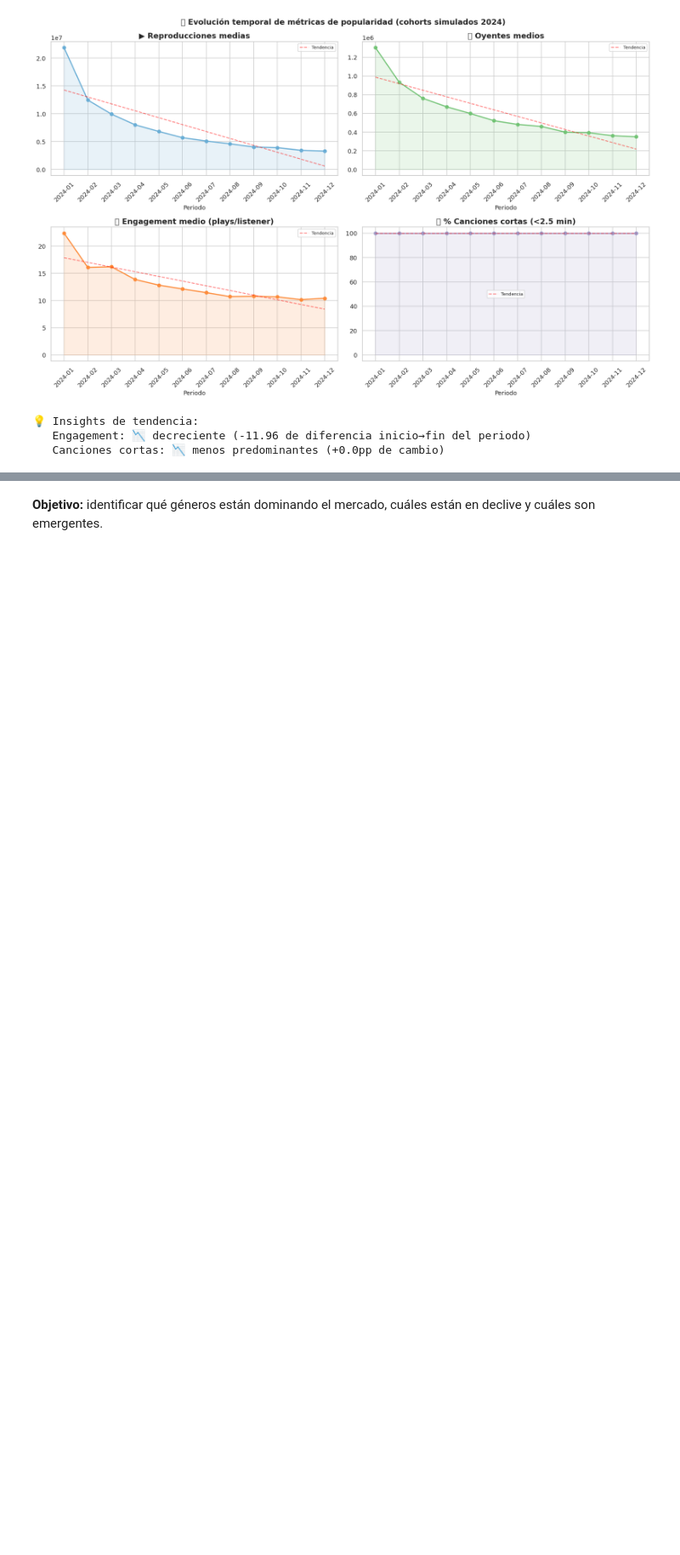
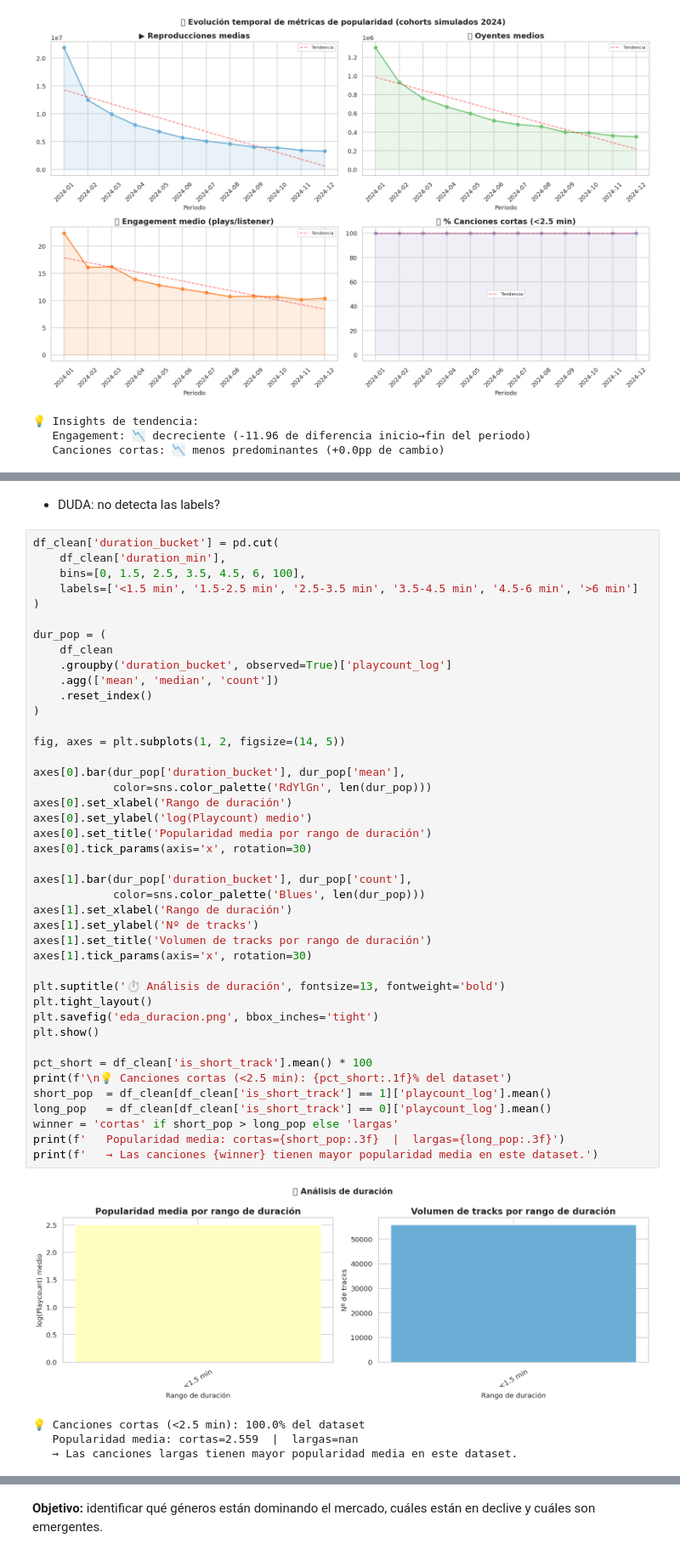
Before and after one commit to 4GeeksAcademy/ProyectoFinal23, a Jupyter notebook: src/Modulo1_lastm_ds.ipynb, the cells around one changed output, grey strips where cells are left out. Shown at 85% size. Saved outputs shown, nothing was run; the diff lists cells and outputs as text; blank space fills up the shorter version.

```diff
--- a/src/Modulo1_lastm_ds.ipynb
+++ b/src/Modulo1_lastm_ds.ipynb
@@ -873,0 +1196,49 @@ print(f'   Una distribución normal tiene skewness ≈ 0. La transformación log
+# %% [markdown]
+* DUDA: no detecta las labels?
+# %%
+df_clean['duration_bucket'] = pd.cut(
+    df_clean['duration_min'],
+    bins=[0, 1.5, 2.5, 3.5, 4.5, 6, 100],
+    labels=['<1.5 min', '1.5-2.5 min', '2.5-3.5 min', '3.5-4.5 min', '4.5-6 min', '>6 min']
+)
+
+dur_pop = (
+    df_clean
+    .groupby('duration_bucket', observed=True)['playcount_log']
+    .agg(['mean', 'median', 'count'])
+    .reset_index()
+)
+
+fig, axes = plt.subplots(1, 2, figsize=(14, 5))
+
+axes[0].bar(dur_pop['duration_bucket'], dur_pop['mean'],
+            color=sns.color_palette('RdYlGn', len(dur_pop)))
+axes[0].set_xlabel('Rango de duración')
+axes[0].set_ylabel('log(Playcount) medio')
+axes[0].set_title('Popularidad media por rango de duración')
+axes[0].tick_params(axis='x', rotation=30)
+
+axes[1].bar(dur_pop['duration_bucket'], dur_pop['count'],
+            color=sns.color_palette('Blues', len(dur_pop)))
+axes[1].set_xlabel('Rango de duración')
+axes[1].set_ylabel('Nº de tracks')
+axes[1].set_title('Volumen de tracks por rango de duración')
+axes[1].tick_params(axis='x', rotation=30)
+
+plt.suptitle('⏱️ Análisis de duración', fontsize=13, fontweight='bold')
+plt.tight_layout()
+plt.savefig('eda_duracion.png', bbox_inches='tight')
+plt.show()
+
+pct_short = df_clean['is_short_track'].mean() * 100
+print(f'\n💡 Canciones cortas (<2.5 min): {pct_short:.1f}% del dataset')
+short_pop  = df_clean[df_clean['is_short_track'] == 1]['playcount_log'].mean()
+long_pop   = df_clean[df_clean['is_short_track'] == 0]['playcount_log'].mean()
+winner = 'cortas' if short_pop > long_pop else 'largas'
+print(f'   Popularidad media: cortas={short_pop:.3f}  |  largas={long_pop:.3f}')
+print(f'   → Las canciones {winner} tienen mayor popularidad media en este dataset.')
+# %% [output]
+[figure, added]
+💡 Canciones cortas (<2.5 min): 100.0% del dataset
+   Popularidad media: cortas=2.559  |  largas=nan
+   → Las canciones largas tienen mayor popularidad media en este dataset.
```
Also changed, not shown: parts of 66 cells of this notebook, 10 other files.
